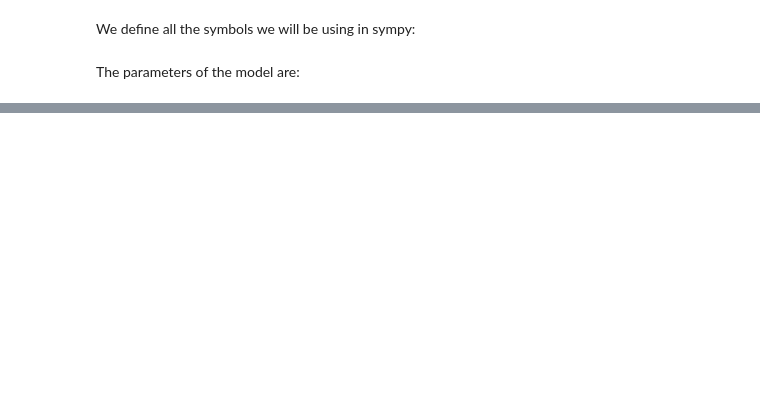
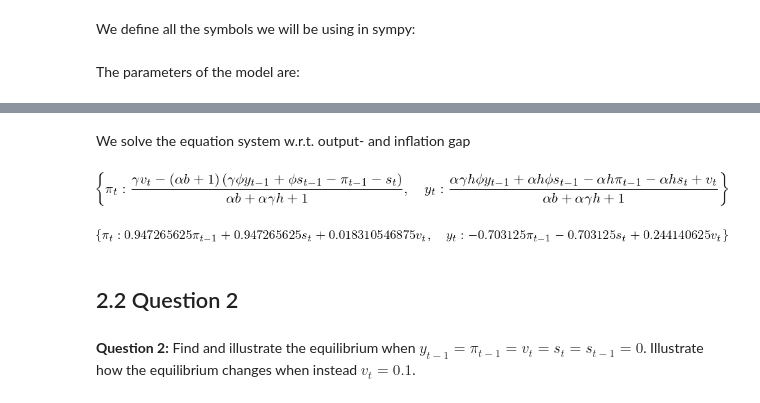
Before and after one commit to NumEconCopenhagen/projects-2019-teamghita, a Jupyter notebook: examproject/Arbejdsdokumenter/2. AS-AD model.ipynb, the cells around one changed output, grey strips where cells are left out. Saved outputs shown, nothing was run; the diff lists cells and outputs as text; code cells hidden in the pictures; blank space fills up the shorter version.

```diff
--- a/examproject/Arbejdsdokumenter/2. AS-AD model.ipynb
+++ b/examproject/Arbejdsdokumenter/2. AS-AD model.ipynb
@@ -104,0 +77,26 @@ AttributeError: 'list' object has no attribute 'subs'
+# %% [markdown]
+We solve the equation system w.r.t. output- and inflation gap
+# %%
+#We solve the equation system with use of the sm.solve function
+AD_SRAS_EQ=sm.solve((AD,SRAS),(yt,pit))
+
+#We print the result
+AD_SRAS_EQ
+# %% [output]
+[figure, added]
+# %%
+# We find the AD and SRAS curves with the given parameters
+AD_par=AD.subs({alpha:par['alpha'],h:par['h'],b:par['b'],phi:par['phi'],gamma:par['gamma']})
+SRAS_par=SRAS.subs({alpha:par['alpha'],h:par['h'],b:par['b'],phi:par['phi'],gamma:par['gamma']})
+
+#we solve the equation system w.r.t. output- and inflation gap
+AD_SRAS_EQ_par=sm.solve((AD_par,SRAS_par),(yt,pit))
+
+#We print the result
+AD_SRAS_EQ_par
+# %% [output]
+[figure, added]
+# %% [markdown]
+## 2.2 Question 2
+# %% [markdown]
+**Question 2:** Find and illustrate the equilibrium when $y_{t-1} = \pi_{t-1} = v_t = s_t = s_{t-1} = 0$. Illustrate how the equilibrium changes when instead $v_t = 0.1$.
```
Also changed, not shown: parts of 47 cells of this notebook.
